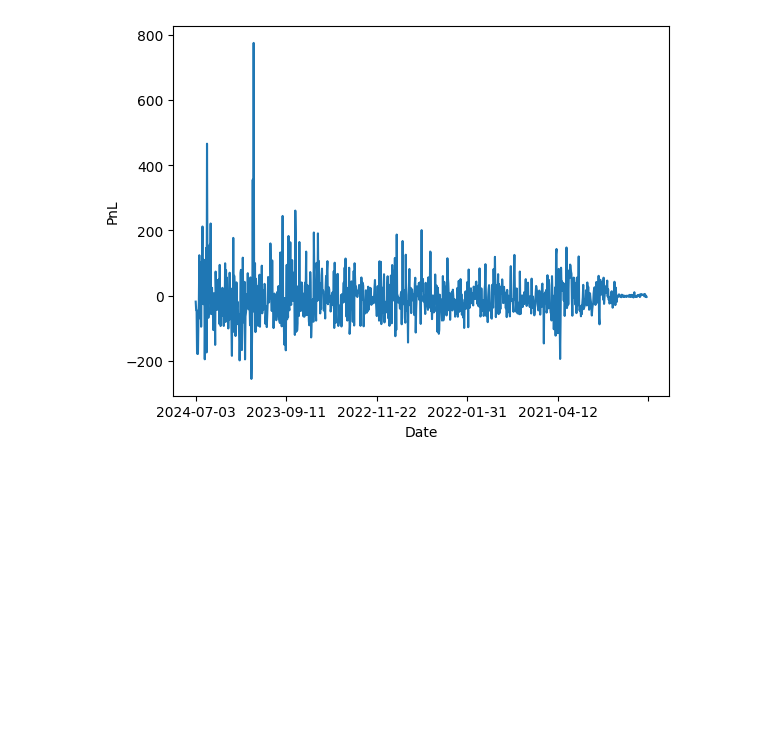
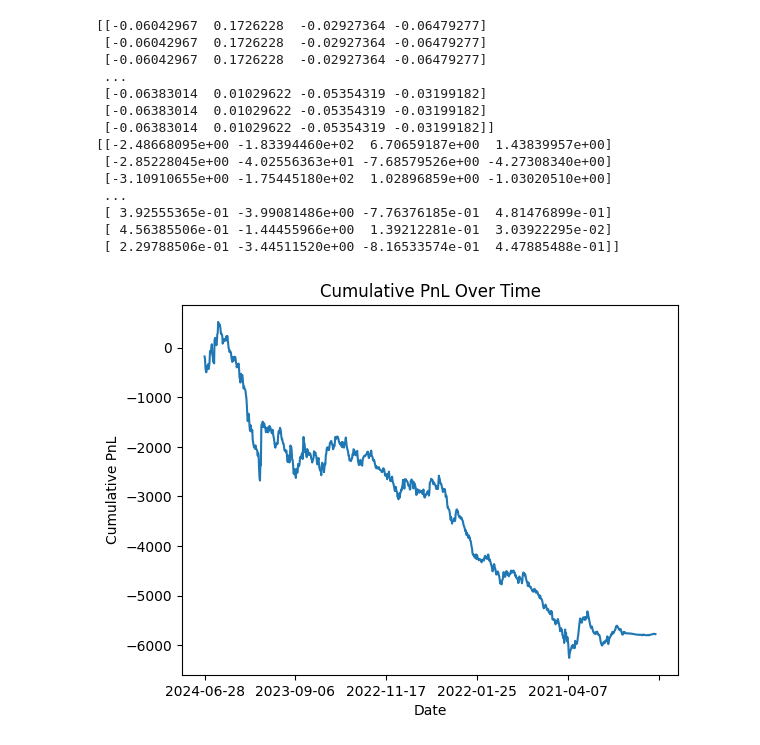
Before and after one commit to Khush-HFT/LFT, a Jupyter notebook: IFT/matrix.ipynb, the cells around one changed output. Drawn from its saved outputs; the diff is of its cells as text; code cells hidden in the pictures; blank space fills up the shorter version.

```diff
--- a/IFT/matrix.ipynb
+++ b/IFT/matrix.ipynb
@@ -8,20 +8,19 @@ from utils import FundamentalData, delta, rank, alpha_example_1, alpha_example_2
 # %%
 class FinancialDataProcessor:
-    def __init__(self, dates_file, stocks_file, data_file, alpha_function, alpha_function_2):
+    def __init__(self, dates_file, stocks_file, data_file, alpha_function):
         self.fundamental_data = FundamentalData(dates_file, stocks_file, data_file)
         self.alpha_function = alpha_function
-        self.alpha_function_2 = alpha_function_2
         self.dates = self.fundamental_data.date_df
         self.stocks = self.fundamental_data.stocks_df
         self.data = self.fundamental_data.data.to_dataframe()
         self.weight_matrix = np.zeros((len(self.dates), len(self.stocks)))
         self.normalized_weight_matrix = None
         self.pnl_matrix = np.zeros((len(self.dates), len(self.stocks)))
+        self.cumulative_pnl_matrix = np.zeros((len(self.dates), len(self.stocks)))
+
 
     def calculate_weights(self):
         alpha_values = self.alpha_function(self.fundamental_data)
-        # print(alpha_values)
-        # self.alpha_function_2(self.fundamental_data)
         for i, j in itertools.product(range(len(self.dates)), range(len(self.stocks))):
             self.weight_matrix[i, j] = alpha_values.loc[self.dates['date'][i], self.stocks['Symbol'][j]]
 
@@ -31,13 +30,28 @@ class FinancialDataProcessor:
         adjustment_factor = 250 / total_abs_sum
         adjusted_weights = normalized_weights * adjustment_factor
         self.normalized_weight_matrix = adjusted_weights.reshape(self.weight_matrix.shape)
-        # print(self.normalized_weight_matrix)
+        print(self.normalized_weight_matrix)
+
+    # def calculate_pnl(self):
+    #     for i, j in itertools.product(range(len(self.dates)), range(len(self.stocks))):
+    #         self.pnl_matrix[i, j] = (self.data.at[(self.dates['date'][i], self.stocks['Symbol'][j]), 'close'] -
+    #                                  self.data.at[(self.dates['date'][i], self.stocks['Symbol'][j]), 'open'])
+    #         self.pnl_matrix[i, j] *= self.normalized_weight_matrix[i, j]
 
     def calculate_pnl(self):
         for i, j in itertools.product(range(len(self.dates)), range(len(self.stocks))):
-            self.pnl_matrix[i, j] = (self.data.at[(self.dates['date'][i], self.stocks['Symbol'][j]), 'close'] -
-                                     self.data.at[(self.dates['date'][i], self.stocks['Symbol'][j]), 'open'])
-            self.pnl_matrix[i, j] *= self.normalized_weight_matrix[i, j]
+            daily_pnl = (self.data.at[(self.dates['date'][i], self.stocks['Symbol'][j]), 'close'] -
+                         self.data.at[(self.dates['date'][i], self.stocks['Symbol'][j]), 'open'])
+            daily_pnl *= self.normalized_weight_matrix[i, j]
+            self.pnl_matrix[i, j] = daily_pnl
+
+        for i in range(len(self.dates)):
+            if i == 0:
+                self.cumulative_pnl_matrix[i, :] = self.pnl_matrix[i, :]
+            else:
+                self.cumulative_pnl_matrix[i, :] = self.cumulative_pnl_matrix[i-1, :] + self.pnl_matrix[i, :]
+        print(self.pnl_matrix)
+        return self.cumulative_pnl_matrix
 
     def plot_daily_pnl(self):
         pnl_df = pd.DataFrame(self.pnl_matrix, index=self.dates['date'], columns=self.stocks['Symbol'])
@@ -46,10 +60,33 @@ class FinancialDataProcessor:
         plt.xlabel('Date')
         plt.ylabel('PnL')
         plt.show()
+
+    def plot_cumulative_pnl(self):
+        cumulative_pnl_df = pd.DataFrame(self.cumulative_pnl_matrix, index=self.dates['date'], columns=self.stocks['Symbol'])
+        cumulative_pnl = cumulative_pnl_df.sum(axis=1)
+        cumulative_pnl.plot()
+        plt.xlabel('Date')
+        plt.ylabel('Cumulative PnL')
+        plt.title('Cumulative PnL Over Time')
+        plt.show()
 # %%
-processor = FinancialDataProcessor('date.csv', 'ind_nifty500list.csv', 'my_3d_dataarray.nc', alpha_example_1, alpha_example_2)
+processor = FinancialDataProcessor('date.csv', 'ind_nifty500list.csv', 'my_3d_dataarray.nc', alpha_example_1)
 processor.calculate_weights()
 processor.calculate_pnl()
-processor.plot_daily_pnl()
+processor.plot_cumulative_pnl()
 # %% [output]
+[[-0.06042967  0.1726228  -0.02927364 -0.06479277]
+ [-0.06042967  0.1726228  -0.02927364 -0.06479277]
+ [-0.06042967  0.1726228  -0.02927364 -0.06479277]
+ ...
+ [-0.06383014  0.01029622 -0.05354319 -0.03199182]
+ [-0.06383014  0.01029622 -0.05354319 -0.03199182]
+ [-0.06383014  0.01029622 -0.05354319 -0.03199182]]
+[[-2.48668095e+00 -1.83394460e+02  6.70659187e+00  1.43839957e+00]
+ [-2.85228045e+00 -4.02556363e+01 -7.68579526e+00 -4.27308340e+00]
+ [-3.10910655e+00 -1.75445180e+02  1.02896859e+00 -1.03020510e+00]
+ ...
+ [ 3.92555365e-01 -3.99081486e+00 -7.76376185e-01  4.81476899e-01]
+ [ 4.56385506e-01 -1.44455966e+00  1.39212281e-01  3.03922295e-02]
+ [ 2.29788506e-01 -3.44511520e+00 -8.16533574e-01  4.47885488e-01]]
-[figure, old version]
+[figure, new version]
```
Also changed, not shown: parts of 1 cell of this notebook, 11 other files.
